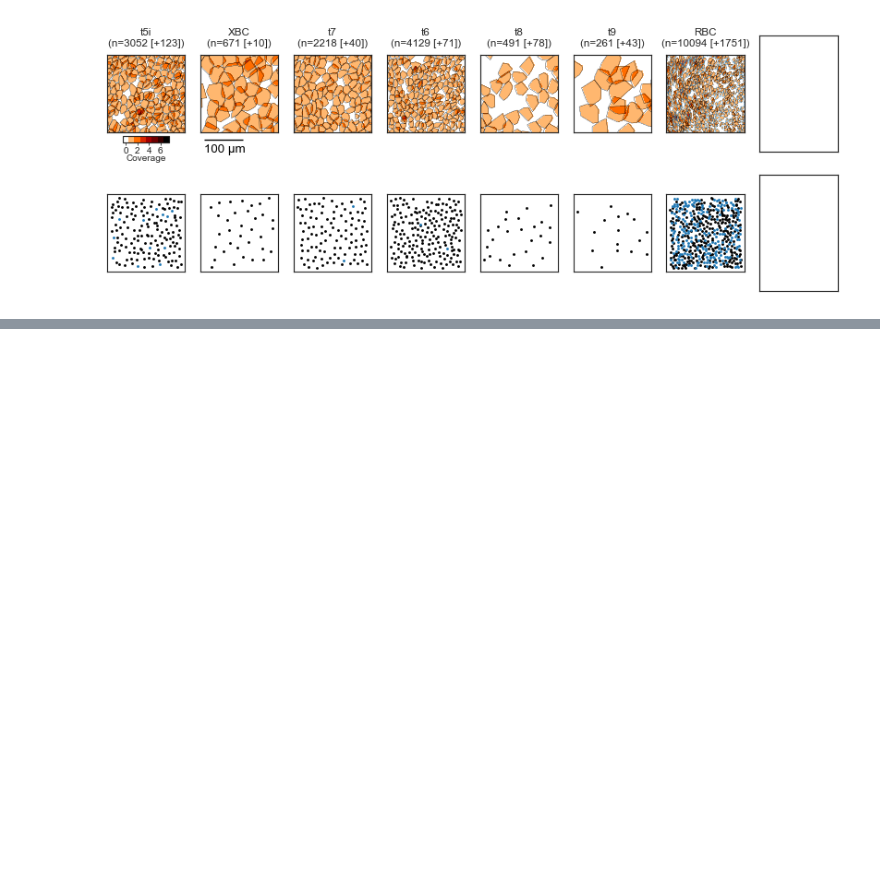
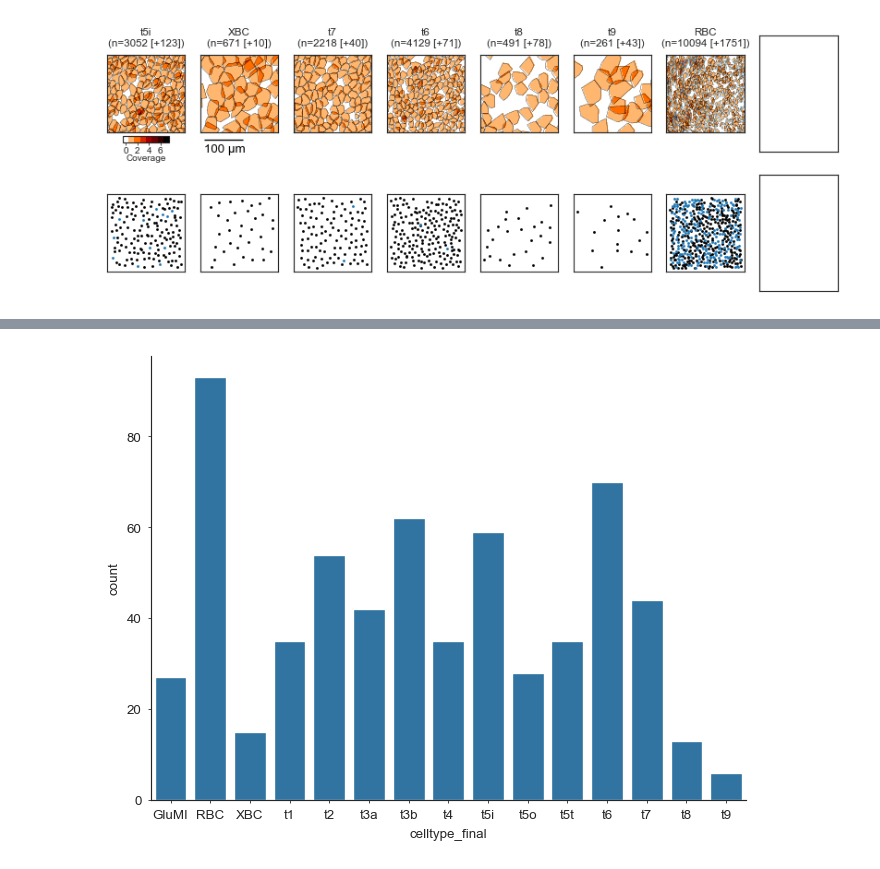
Before and after one commit to eyewire2/eyewire2-figures, a Jupyter notebook: notebooks/plot_BCs.ipynb, the cells around one changed output, grey strips where cells are left out. Saved outputs shown, nothing was run; the diff lists cells and outputs as text; code cells hidden in the pictures; blank space fills up the shorter version.

Commit message:
add website selection

```diff
--- a/notebooks/plot_BCs.ipynb
+++ b/notebooks/plot_BCs.ipynb
@@ -584,0 +584,2 @@ fig_dir
+# %%
+website_cols = ['celltype_final', 'soma_x_um', 'soma_y_um', 'soma_z_um']
@@ -584,0 +588,25 @@ fig_dir
+# %%
+xy0 = np.array((48142, 36349)) * 16 / 1000
+xy1 = np.array((42035, 31849)) * 16 / 1000
+xy2 = np.array((37535, 37956)) * 16 / 1000
+xy3 = np.array((43642, 42456)) * 16 / 1000
+
+# Two edge vectors from xy0
+edge1 = xy1 - xy0
+edge2 = xy3 - xy0
+
+# Points to test
+pts = np.column_stack([df.soma_annot_x_um, df.soma_annot_y_um])
+rel = pts - xy0  # shape (N, 2)
+
+# Project onto each edge (dot products)
+proj1 = rel @ edge1
+proj2 = rel @ edge2
+
+# Inside iff projection falls within [0, |edge|^2] for both edges
+mask = (
+    (proj1 >= 0) & (proj1 <= edge1 @ edge1) &
+    (proj2 >= 0) & (proj2 <= edge2 @ edge2)
+)
+
+df_in_box = df[mask]
@@ -584,0 +659,4 @@ fig_dir
+# %%
+df_website_mosaic = df_in_box.loc[df_in_box.valid_celltype_final & df_in_box.celltype_final.isin(plot_order), website_cols].copy()
+df_website_mosaic.sort_values('celltype_final', inplace=True)
+df_website_mosaic.head()
@@ -584,0 +671,4 @@ fig_dir
+# %%
+sns.countplot(data=df_website_mosaic, x='celltype_final');
+# %% [output]
+[figure, added]
```
Also changed, not shown: parts of 39 cells of this notebook, 40 other files.
